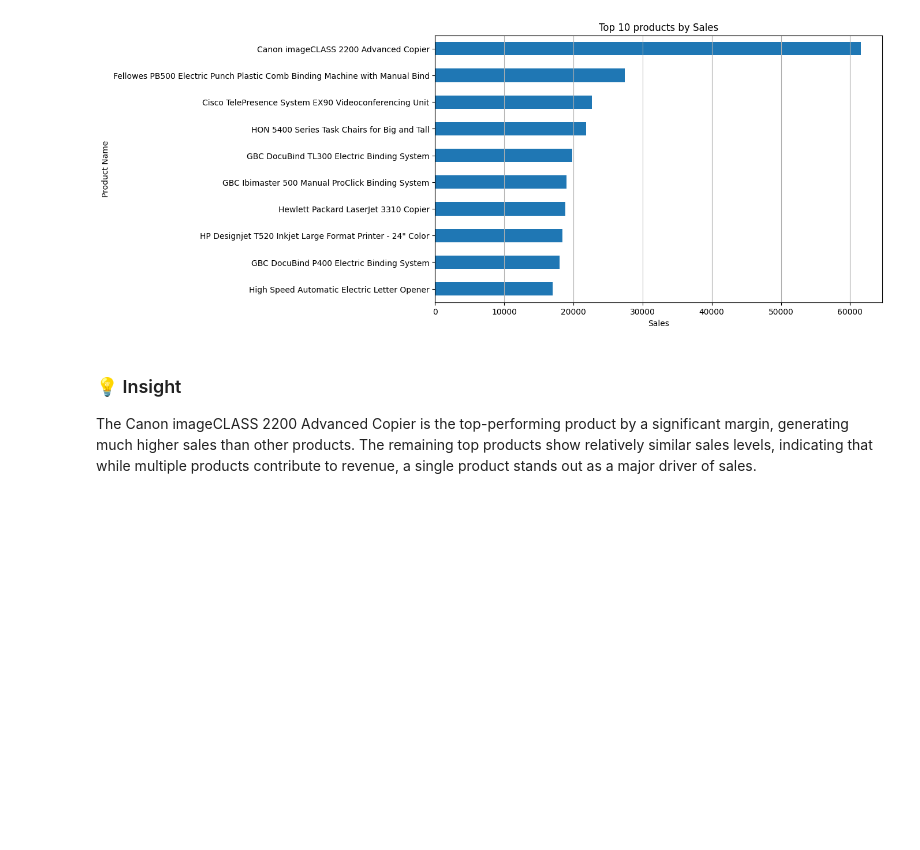
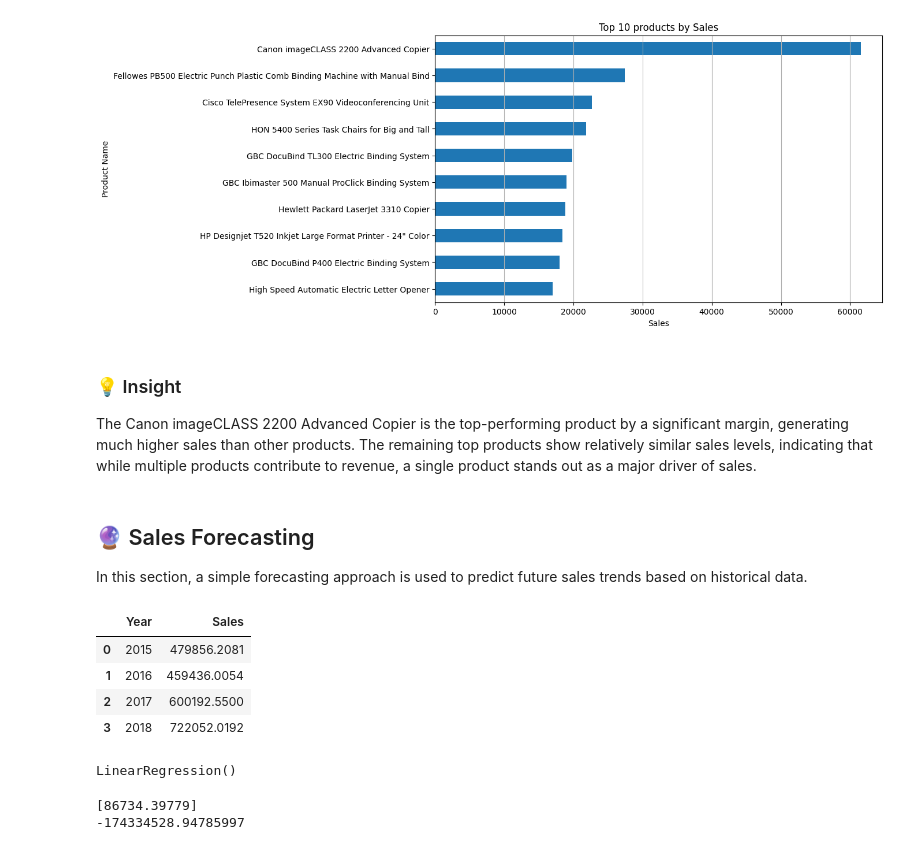
Before and after one commit to ChandanaKukudala/sales-analysis-forecasting, a Jupyter notebook: Sales_Analysis.ipynb, the cells around one changed output. Saved outputs shown, nothing was run; the diff lists cells and outputs as text; code cells hidden in the pictures; blank space fills up the shorter version.

```diff
--- a/Sales_Analysis.ipynb
+++ b/Sales_Analysis.ipynb
@@ -237,3 +237,18 @@ plt.show()
 ### 💡 Insight
 
 The Canon imageCLASS 2200 Advanced Copier is the top-performing product by a significant margin, generating much higher sales than other products. The remaining top products show relatively similar sales levels, indicating that while multiple products contribute to revenue, a single product stands out as a major driver of sales.
+# %% [markdown]
+## 🔮 Sales Forecasting
+
+In this section, a simple forecasting approach is used to predict future sales trends based on historical data.
+# %%
+# Prepare data (Yearly)
+
+yearly_sales = df.groupby('Year')['Sales'].sum().reset_index()
+yearly_sales.head()
+# %% [output]
+|  | Year | Sales |
+| 0 | 2015 | 479856.2081 |
+| 1 | 2016 | 459436.0054 |
+| 2 | 2017 | 600192.5500 |
+| 3 | 2018 | 722052.0192 |
@@ -239,0 +259,14 @@ The Canon imageCLASS 2200 Advanced Copier is the top-performing product by a sig
+# %%
+# Train Simple Model (Linear Regression)
+
+from sklearn.linear_model import LinearRegression
+model = LinearRegression()
+model.fit(X,y)
+# %% [output]
+LinearRegression()
+# %%
+print(model.coef_)
+print(model.intercept_)
+# %% [output]
+[86734.39779]
+-174334528.94785997
```
Also changed, not shown: parts of 4 cells of this notebook.
